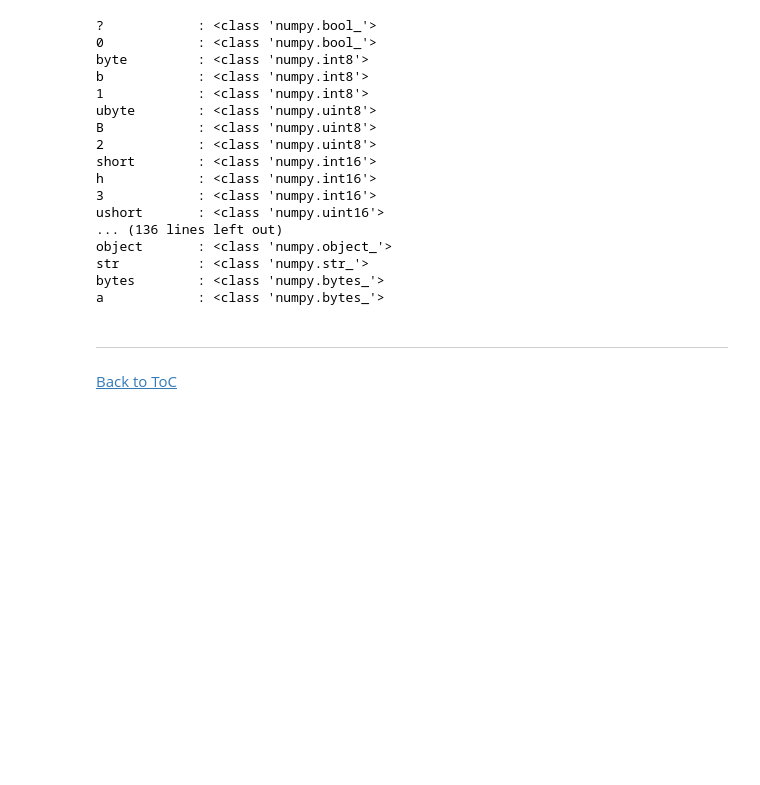
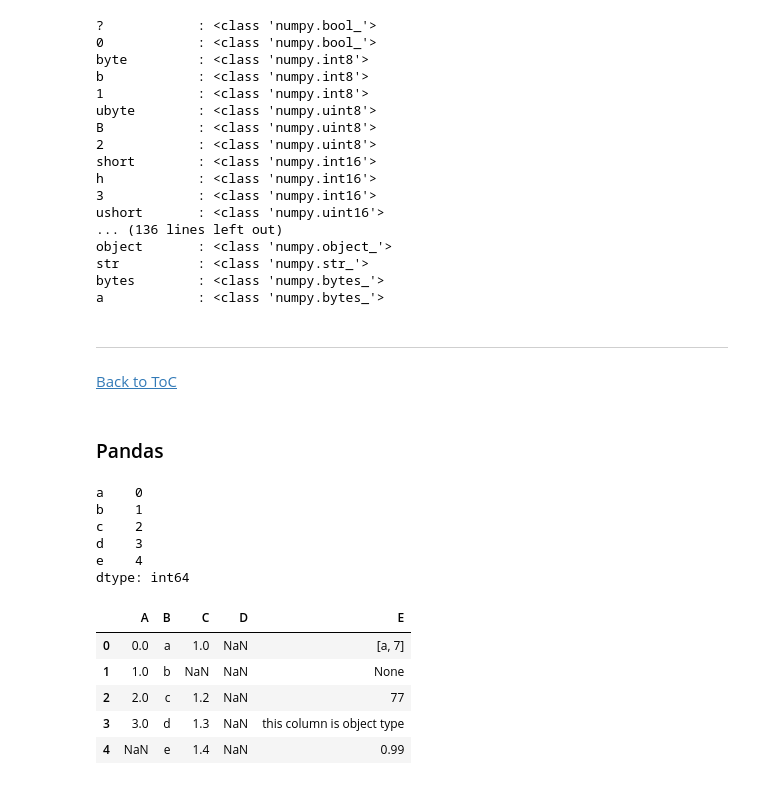
Before and after one commit to vblacklion/Data_Visualizations_with_Matplotlib_and_Seaborn, a Jupyter notebook: Warm Up Notebook.ipynb, the cells around one changed output. Saved outputs shown, nothing was run; the diff lists cells and outputs as text; code cells hidden in the pictures; blank space fills up the shorter version.

Commit message:
Pandas Notebook added

```diff
--- a/Warm Up Notebook.ipynb
+++ b/Warm Up Notebook.ipynb
@@ -490,3 +492,35 @@ a            : <class 'numpy.bytes_'>
 # %% [markdown]
 ----
 <a href='#toc'>Back to ToC</a>
+# %% [markdown]
+<a id='pandas'></a>
+### Pandas
+# %%
+import pandas as pd
+pd.Series(range(5), index=['a', 'b', 'c', 'd', 'e'])
+# %% [output]
+a    0
+b    1
+c    2
+d    3
+e    4
+dtype: int64
+# %%
+# DataFrame from dictionary
+a_dict = {'A' : [0, 1, 2, 3, np.NaN],
+          'B' : ['a', 'b', 'c', 'd', 'e'],
+          'C' : [1.0, None, 1.2, 1.3, 1.4],
+          'D' : [np.nan, np.nan, np.nan, np.nan, np.nan],
+          'E' : [['a', 7], None, 77 , 'this column is object type', 0.99]
+         }
+
+# Create DataFrame
+df = pd.DataFrame(a_dict)
+df
+# %% [output]
+|  | A | B | C | D | E |
+| 0 | 0.0 | a | 1.0 | NaN | [a, 7] |
+| 1 | 1.0 | b | NaN | NaN | None |
+| 2 | 2.0 | c | 1.2 | NaN | 77 |
+| 3 | 3.0 | d | 1.3 | NaN | this column is object type |
+| 4 | NaN | e | 1.4 | NaN | 0.99 |
```
Also changed, not shown: parts of 26 cells of this notebook, 4 other files.
